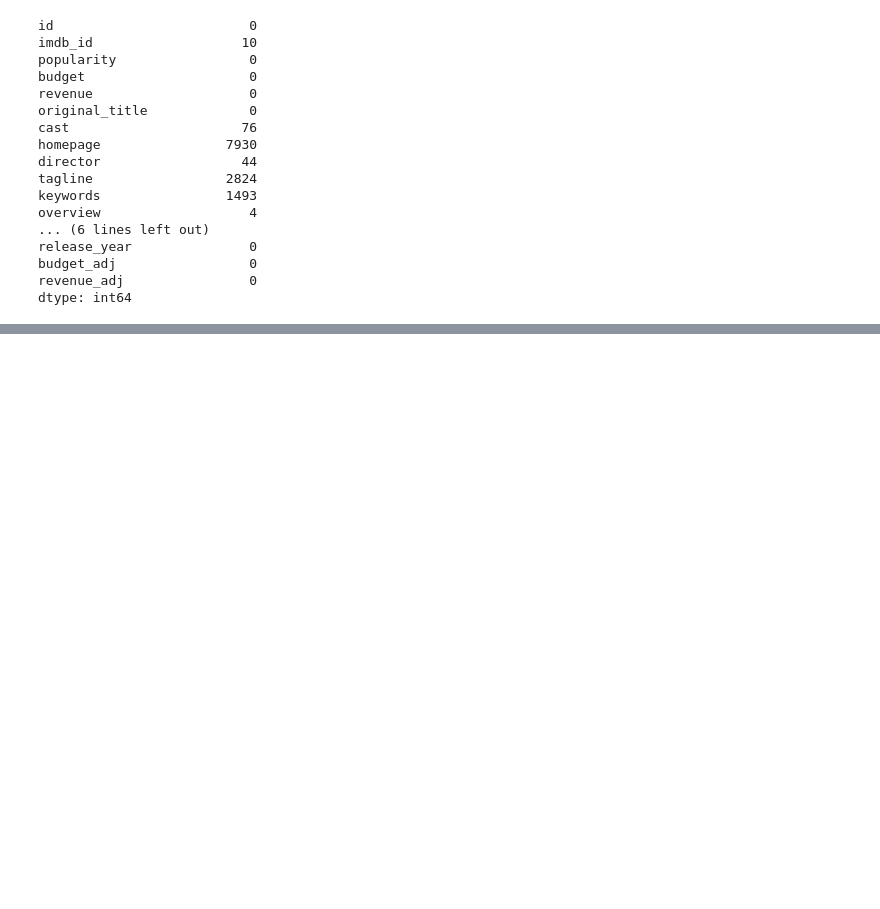
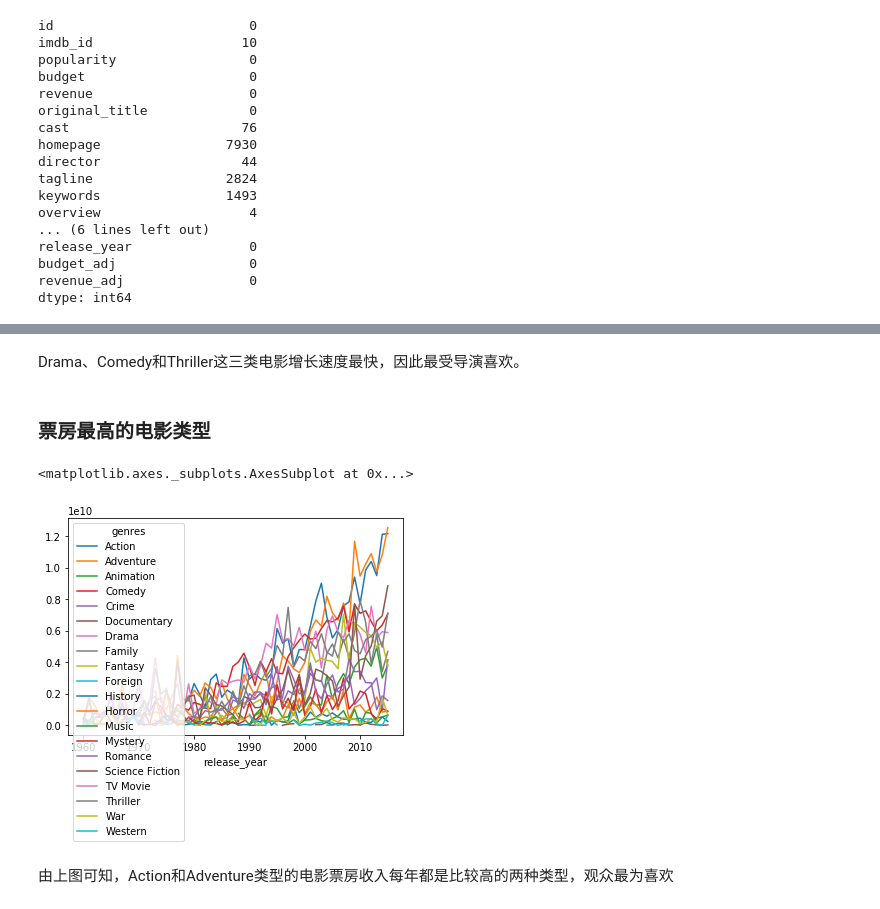
Before and after one commit to stoneboy100200/deep_learning_primary, a Jupyter notebook: [T1P3]investigate_dataset/Investigate_a_Dataset-zh.ipynb, the cells around one changed output, grey strips where cells are left out. Drawn from its saved outputs; the diff is of its cells as text; code cells hidden in the pictures; blank space fills up the shorter version.

```diff
--- a/[T1P3]investigate_dataset/Investigate_a_Dataset-zh.ipynb
+++ b/[T1P3]investigate_dataset/Investigate_a_Dataset-zh.ipynb
@@ -173,0 +147,11 @@ memory usage: 342.5+ KB
+# %% [markdown]
+Drama、Comedy和Thriller这三类电影增长速度最快，因此最受导演喜欢。
+# %% [markdown]
+### 票房最高的电影类型
+# %%
+movies_clear.groupby(['genres','release_year'])['revenue_adj'].sum().unstack('genres').plot()
+# %% [output]
+<matplotlib.axes._subplots.AxesSubplot at 0x...>
+[figure, added]
+# %% [markdown]
+由上图可知，Action和Adventure类型的电影票房收入每年都是比较高的两种类型，观众最为喜欢
```
Also changed, not shown: parts of 30 cells of this notebook, 2 other files.
